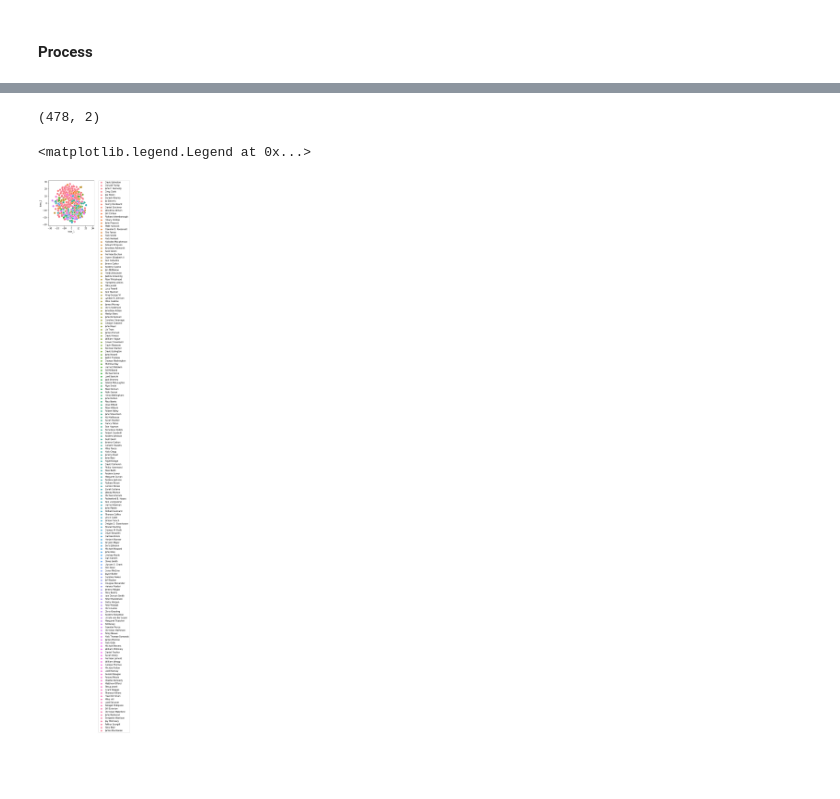
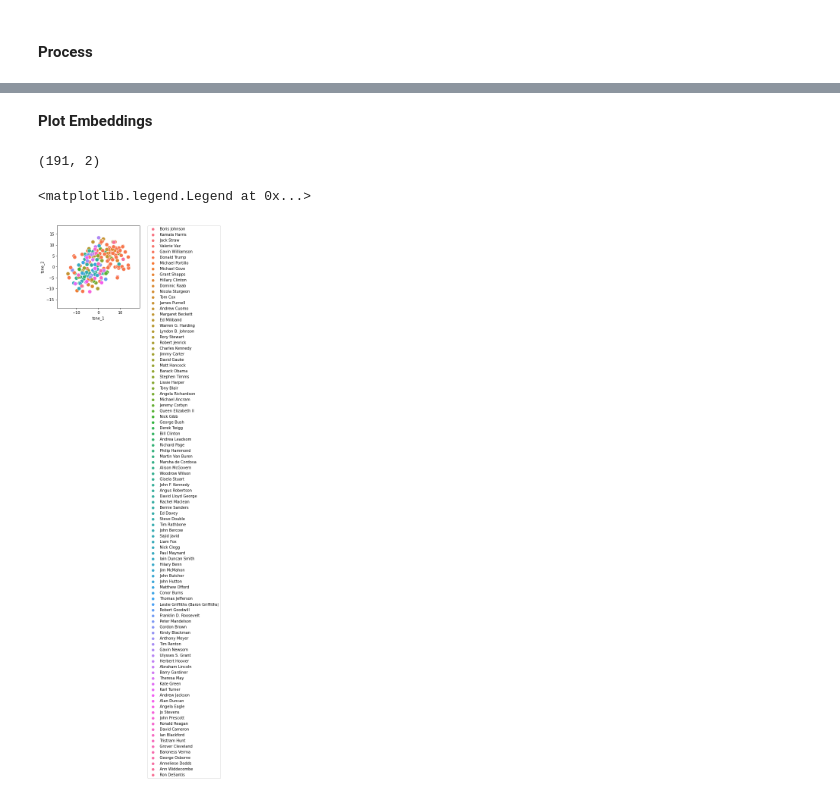
Before and after one commit to laxmilearn/ml_playground, a Jupyter notebook: src/st_mpnet_basev2_play.ipynb, the cells around one changed output, grey strips where cells are left out. Drawn from its saved outputs; the diff is of its cells as text; code cells hidden in the pictures; blank space fills up the shorter version.

Commit message:
MPNet-Basev2: Plot enhancements

```diff
--- a/src/st_mpnet_basev2_play.ipynb
+++ b/src/st_mpnet_basev2_play.ipynb
@@ -95,10 +86,8 @@ baseline_df.head()
 # %%
-baseline_inputs = baseline_df
-
 # Use Train-Test Splitter to randomly pick the required sample size
-train_inputs, test_inputs = pkg_model_selection.train_test_split(baseline_inputs, train_size=sample_size/100)
+train_df, test_df = pkg_model_selection.train_test_split(baseline_df, train_size=sample_size/100)
 
 print("=== Baseline Split - Train and Test ===")
-print("Lengths: Baseline = {}, Train = {}, Test = {}".format(len(baseline_inputs), len(train_inputs), len(test_inputs)))
+print("Lengths: Baseline = {}, Train = {}, Test = {}".format(len(baseline_df), len(train_df), len(test_df)))
 # %% [output]
 === Baseline Split - Train and Test ===
@@ -111,6 +102,6 @@ train_inputs.to_csv("../.outputs/persisted/st_mpnet_basev2_sample_sentences.csv"
 # %%
 # Calculate Sentence Embeddings
 # (Assume order is preserved)
-train_embeddings = model.encode(train_inputs.Speech.array)
-train_embeddings.shape
+speech_embeddings = model.encode(train_df.Speech.array)
+speech_embeddings.shape
 # %% [output]
@@ -117,0 +109,4 @@ train_embeddings.shape
+# %%
+train_df["speech_embeddings"] = object()
+train_df["speech_embeddings"] = speech_embeddings
+train_df.head()
@@ -118,22 +120,27 @@ train_embeddings.shape
+# %% [markdown]
+**Plot Embeddings**
 # %%
 # Plot the embeddings/vectors
 
+# PUZZLE-ME: Plot using speech_embeddings from DataFrame vs. actual variable are vastly different
+# SOLVE-ME: speech_embeddings stored inside Data Frame are malformed?
+
 # Reduce the high-dimensional vectors (768) to low-dimensional vectors (2) using t-SNE
 tsne = pkg_manifold.TSNE(2)
-tsne_result = tsne.fit_transform(train_embeddings)
+tsne_result = tsne.fit_transform(speech_embeddings)
 tsne_result.shape
 # %% [output]
-(478, 2)
+(191, 2)
 # %%
 # Plot the result of our TSNE with the label color coded
-tsne_result_df = pkg_pandas.DataFrame({'tsne_1': tsne_result[:,0], 'tsne_2': tsne_result[:,1], 'label': train_inputs["Author"]})
+tsne_result_df = pkg_pandas.DataFrame({'tsne_1': tsne_result[:,0], 'tsne_2': tsne_result[:,1], 'label': train_df["Author"]})
 fig, ax = pkg_plot.subplots(1)
 pkg_seaborn.scatterplot(x='tsne_1', y='tsne_2', hue='label', data=tsne_result_df, ax=ax,s=100)
 lim = (tsne_result.min()-5, tsne_result.max()+5)
 ax.set_xlim(lim)
 ax.set_ylim(lim)
 ax.set_aspect('equal')
 ax.legend(bbox_to_anchor=(1.1, 1), loc=2, borderaxespad=0.0)
 # %% [output]
 <matplotlib.legend.Legend at 0x...>
-[figure, old version]
+[figure, new version]
```
Also changed, not shown: parts of 14 cells of this notebook, 2 other files.
